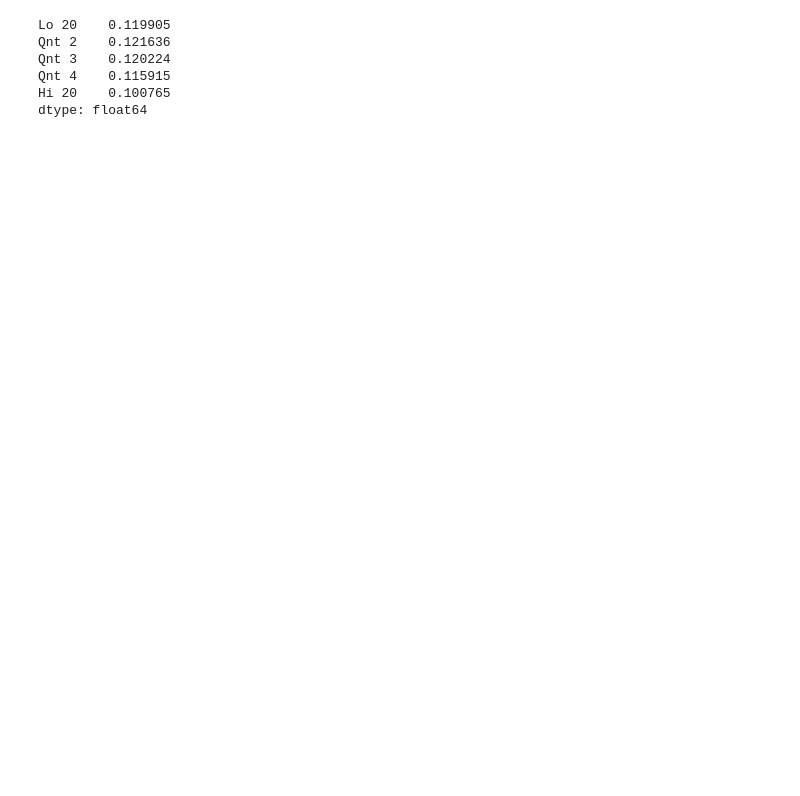
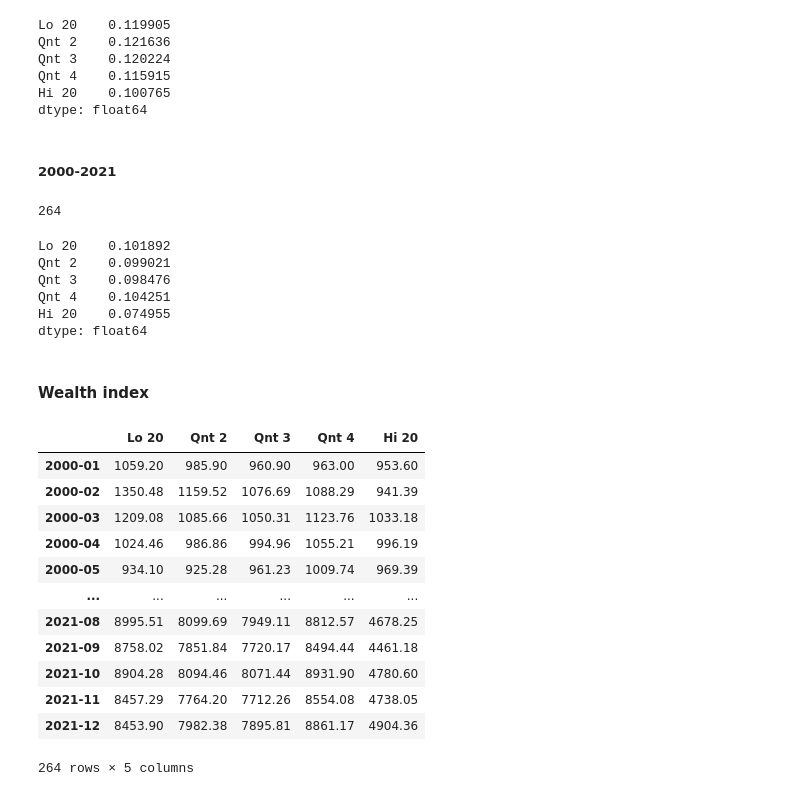
Before and after one commit to biv-neupane7/Code-for-the-articles, a Jupyter notebook: Article 16.ipynb, the cells around one changed output. Saved outputs shown, nothing was run; the diff lists cells and outputs as text; code cells hidden in the pictures; blank space fills up the shorter version.

```diff
--- a/Article 16.ipynb
+++ b/Article 16.ipynb
@@ -485,8 +487,42 @@ Qnt 3    0.120224
 Qnt 4    0.115915
 Hi 20    0.100765
 dtype: float64
+# %% [markdown]
+##### 2000-2021
+# %%
+n1=quint_data1.shape[0]
+n1
+# %% [output]
+264
+# %%
+quint1_ann_rets= ((1+quint_data1).prod())**(12/n1)-1
+quint1_ann_rets
+# %% [output]
+Lo 20    0.101892
+Qnt 2    0.099021
+Qnt 3    0.098476
+Qnt 4    0.104251
+Hi 20    0.074955
+dtype: float64
+# %% [markdown]
+#### Wealth index
 # %%
 # Creating a wealth index from the quintiles and plotting it
 
-wealth_index=1000*(1+quint_data).cumprod()
+wealth_index=1000*(1+quint_data1).cumprod()
 wealth_index=wealth_index.round(2)
+wealth_index
+# %% [output]
+|  | Lo 20 | Qnt 2 | Qnt 3 | Qnt 4 | Hi 20 |
+| 2000-01 | 1059.20 | 985.90 | 960.90 | 963.00 | 953.60 |
+| 2000-02 | 1350.48 | 1159.52 | 1076.69 | 1088.29 | 941.39 |
+| 2000-03 | 1209.08 | 1085.66 | 1050.31 | 1123.76 | 1033.18 |
+| 2000-04 | 1024.46 | 986.86 | 994.96 | 1055.21 | 996.19 |
+| 2000-05 | 934.10 | 925.28 | 961.23 | 1009.74 | 969.39 |
+| ... | ... | ... | ... | ... | ... |
+| 2021-08 | 8995.51 | 8099.69 | 7949.11 | 8812.57 | 4678.25 |
+| 2021-09 | 8758.02 | 7851.84 | 7720.17 | 8494.44 | 4461.18 |
+| 2021-10 | 8904.28 | 8094.46 | 8071.44 | 8931.90 | 4780.60 |
+| 2021-11 | 8457.29 | 7764.20 | 7712.26 | 8554.08 | 4738.05 |
+| 2021-12 | 8453.90 | 7982.38 | 7895.81 | 8861.17 | 4904.36 |
+264 rows × 5 columns
```
Also changed, not shown: parts of 31 cells of this notebook.
